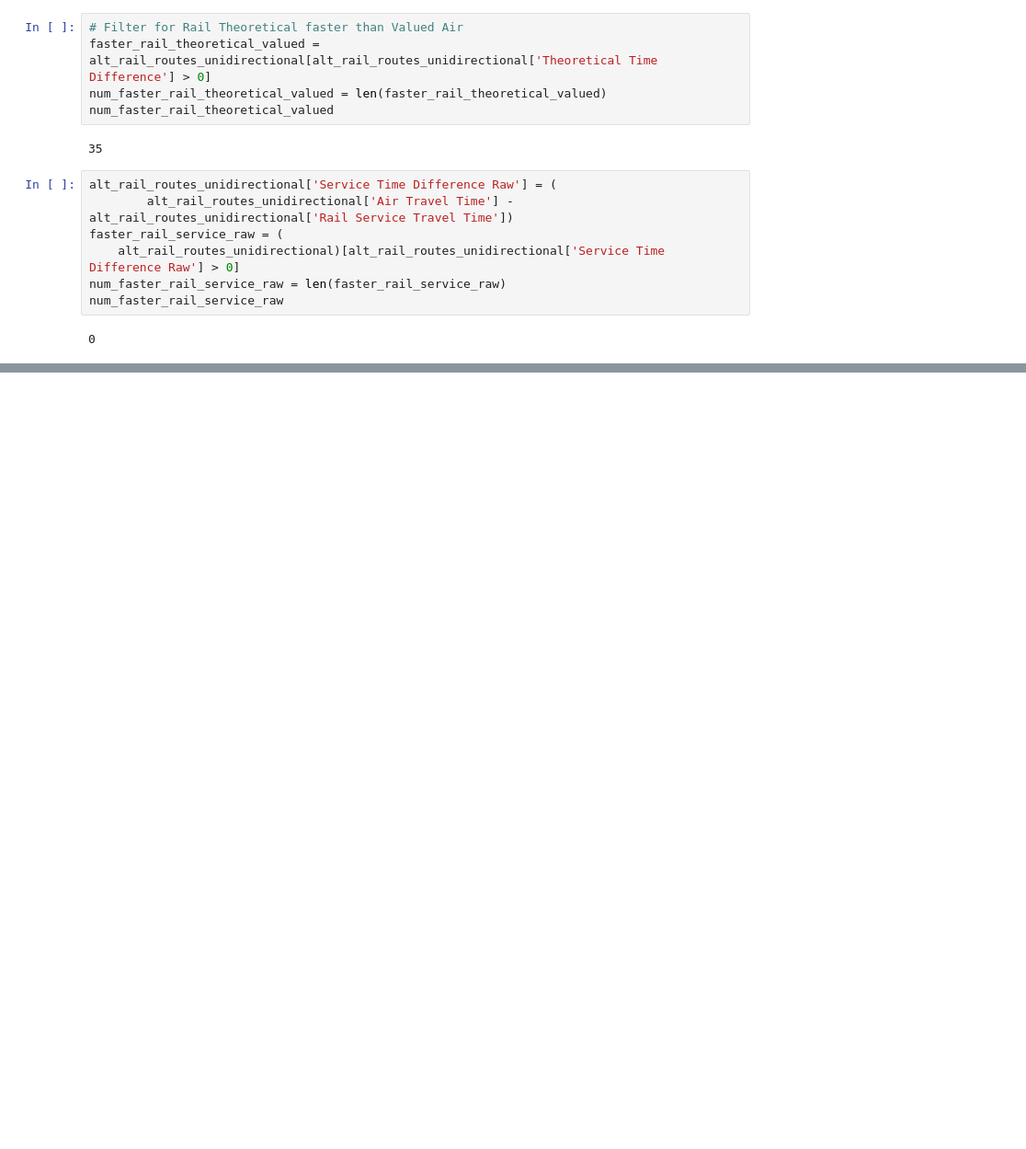
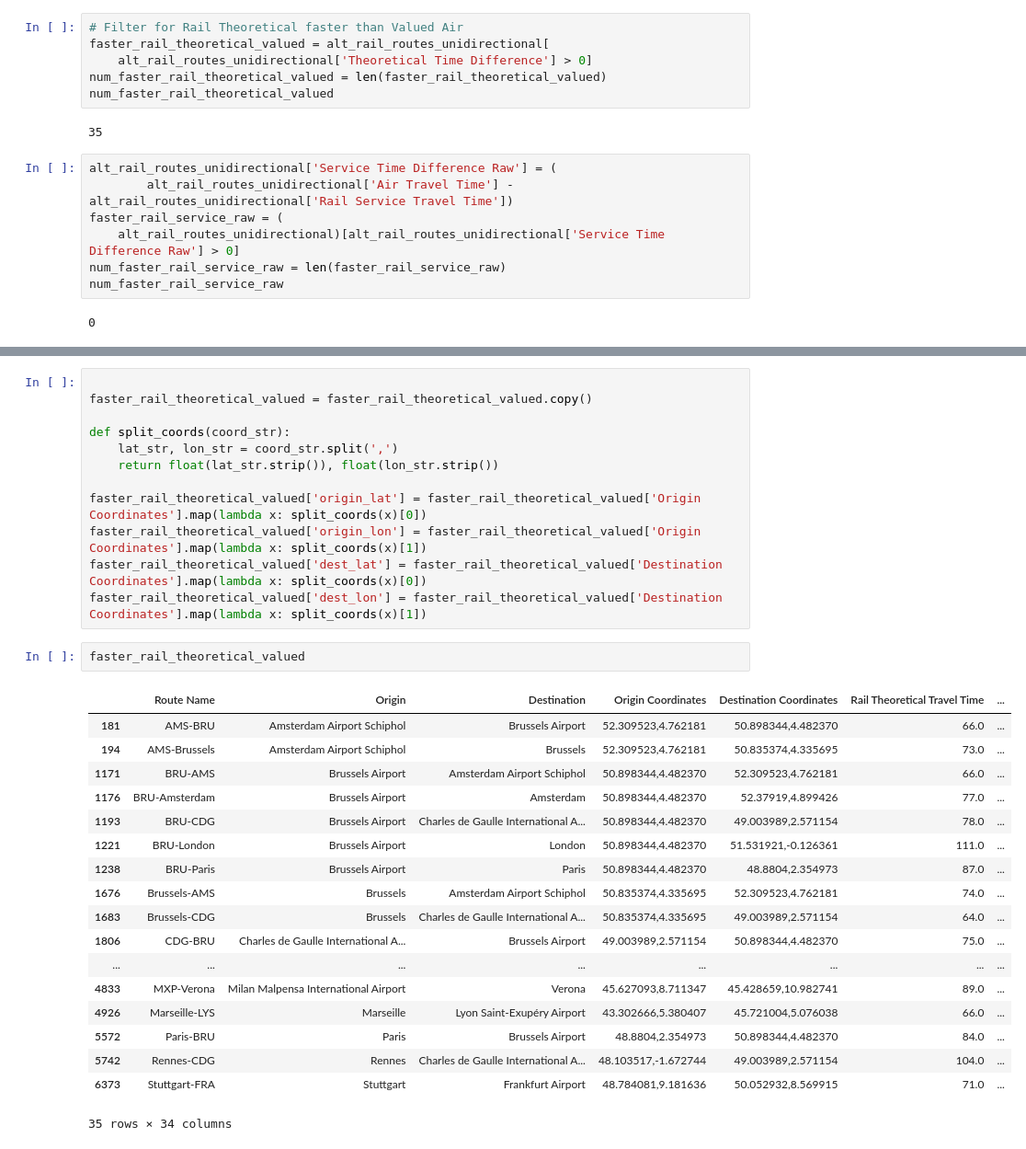
Before and after one commit to PhilippS01/ExDEx-A2, a Jupyter notebook: src/Q2.ipynb, the cells around one changed output, grey strips where cells are left out. Shown at 92% size. Cells and saved outputs as stored; diff of their text form; blank space fills up the shorter version.

```diff
--- a/src/Q2.ipynb
+++ b/src/Q2.ipynb
@@ -90,7 +83,8 @@ num_faster_rail_service_valued
 1
 # %%
 # Filter for Rail Theoretical faster than Valued Air
-faster_rail_theoretical_valued = alt_rail_routes_unidirectional[alt_rail_routes_unidirectional['Theoretical Time Difference'] > 0]
+faster_rail_theoretical_valued = alt_rail_routes_unidirectional[
+    alt_rail_routes_unidirectional['Theoretical Time Difference'] > 0]
 num_faster_rail_theoretical_valued = len(faster_rail_theoretical_valued)
 num_faster_rail_theoretical_valued
 # %% [output]
@@ -154,0 +157,33 @@ Examples (Theoretical) from Unidirectional:
+# %%
+
+faster_rail_theoretical_valued = faster_rail_theoretical_valued.copy()
+
+def split_coords(coord_str):
+    lat_str, lon_str = coord_str.split(',')
+    return float(lat_str.strip()), float(lon_str.strip())
+
+faster_rail_theoretical_valued['origin_lat'] = faster_rail_theoretical_valued['Origin Coordinates'].map(lambda x: split_coords(x)[0])
+faster_rail_theoretical_valued['origin_lon'] = faster_rail_theoretical_valued['Origin Coordinates'].map(lambda x: split_coords(x)[1])
+faster_rail_theoretical_valued['dest_lat'] = faster_rail_theoretical_valued['Destination Coordinates'].map(lambda x: split_coords(x)[0])
+faster_rail_theoretical_valued['dest_lon'] = faster_rail_theoretical_valued['Destination Coordinates'].map(lambda x: split_coords(x)[1])
+# %%
+faster_rail_theoretical_valued
+# %% [output]
+|  | Route Name | Origin | Destination | Origin Coordinates | Destination Coordinates | Rail Theoretical Travel Time | ... |
+| 181 | AMS-BRU | Amsterdam Airport Schiphol | Brussels Airport | 52.309523,4.762181 | 50.898344,4.482370 | 66.0 | ... |
+| 194 | AMS-Brussels | Amsterdam Airport Schiphol | Brussels | 52.309523,4.762181 | 50.835374,4.335695 | 73.0 | ... |
+| 1171 | BRU-AMS | Brussels Airport | Amsterdam Airport Schiphol | 50.898344,4.482370 | 52.309523,4.762181 | 66.0 | ... |
+| 1176 | BRU-Amsterdam | Brussels Airport | Amsterdam | 50.898344,4.482370 | 52.37919,4.899426 | 77.0 | ... |
+| 1193 | BRU-CDG | Brussels Airport | Charles de Gaulle International A... | 50.898344,4.482370 | 49.003989,2.571154 | 78.0 | ... |
+| 1221 | BRU-London | Brussels Airport | London | 50.898344,4.482370 | 51.531921,-0.126361 | 111.0 | ... |
+| 1238 | BRU-Paris | Brussels Airport | Paris | 50.898344,4.482370 | 48.8804,2.354973 | 87.0 | ... |
+| 1676 | Brussels-AMS | Brussels | Amsterdam Airport Schiphol | 50.835374,4.335695 | 52.309523,4.762181 | 74.0 | ... |
+| 1683 | Brussels-CDG | Brussels | Charles de Gaulle International A... | 50.835374,4.335695 | 49.003989,2.571154 | 64.0 | ... |
+| 1806 | CDG-BRU | Charles de Gaulle International A... | Brussels Airport | 49.003989,2.571154 | 50.898344,4.482370 | 75.0 | ... |
+| ... | ... | ... | ... | ... | ... | ... | ... |
+| 4833 | MXP-Verona | Milan Malpensa International Airport | Verona | 45.627093,8.711347 | 45.428659,10.982741 | 89.0 | ... |
+| 4926 | Marseille-LYS | Marseille | Lyon Saint-Exupéry Airport | 43.302666,5.380407 | 45.721004,5.076038 | 66.0 | ... |
+| 5572 | Paris-BRU | Paris | Brussels Airport | 48.8804,2.354973 | 50.898344,4.482370 | 84.0 | ... |
+| 5742 | Rennes-CDG | Rennes | Charles de Gaulle International A... | 48.103517,-1.672744 | 49.003989,2.571154 | 104.0 | ... |
+| 6373 | Stuttgart-FRA | Stuttgart | Frankfurt Airport | 48.784081,9.181636 | 50.052932,8.569915 | 71.0 | ... |
+35 rows × 34 columns
```
Also changed, not shown: parts of 14 cells of this notebook, 2 other files.
